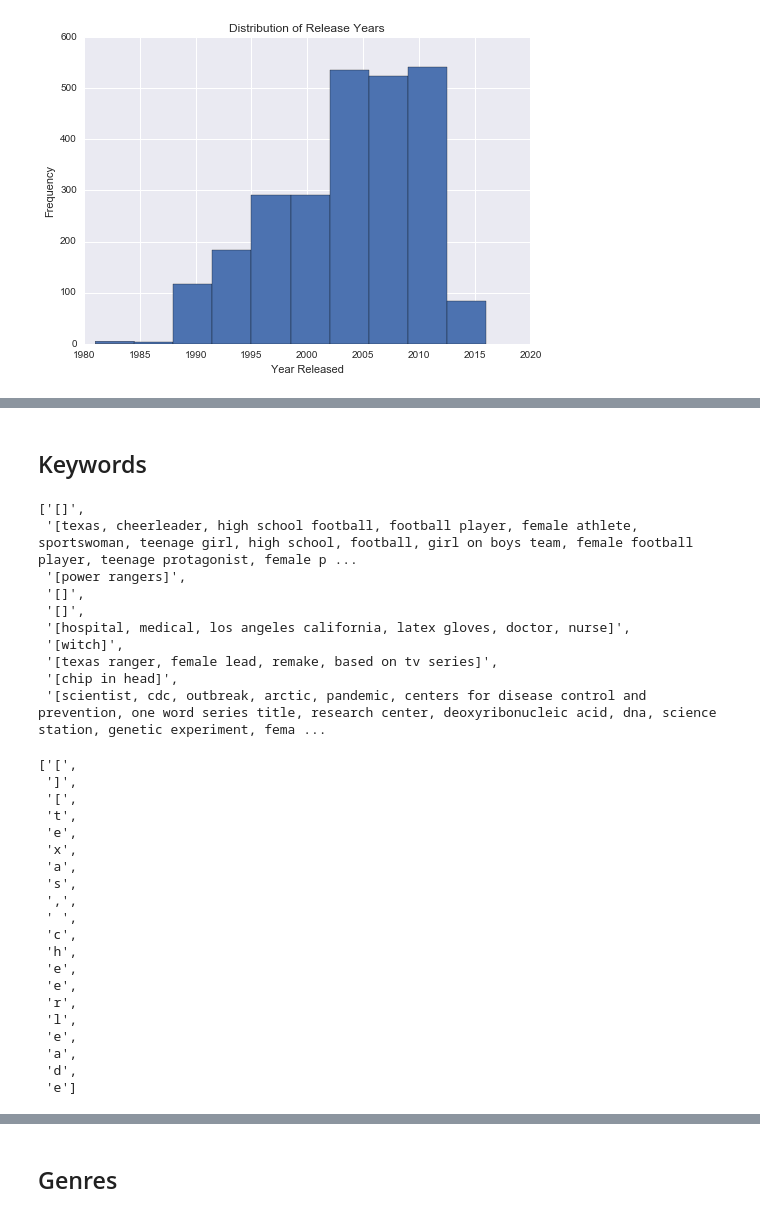
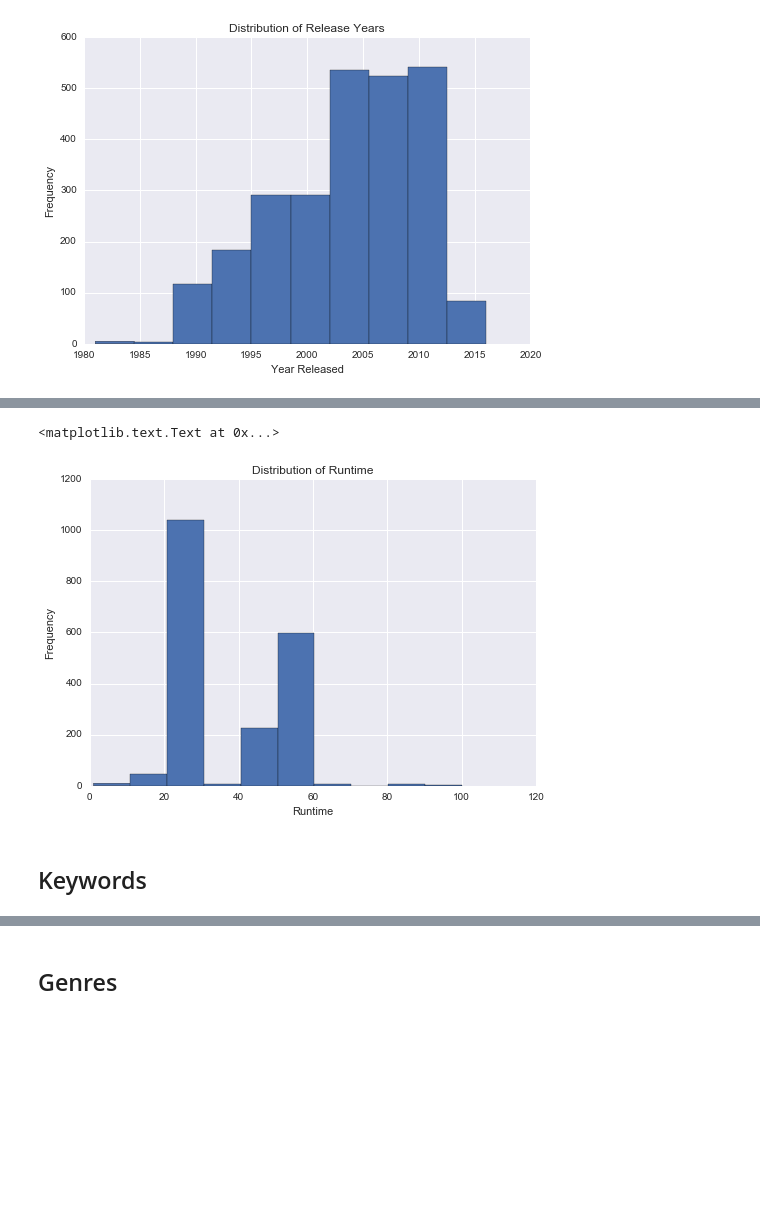
Before and after one commit to cgeppig/Will_My_Show_Get_Cancelled, a Jupyter notebook: Capstone Exploratory Data Analysis.ipynb, the cells around one changed output, grey strips where cells are left out. Saved outputs shown, nothing was run; the diff lists cells and outputs as text; code cells hidden in the pictures; blank space fills up the shorter version.

```diff
--- a/Capstone Exploratory Data Analysis.ipynb
+++ b/Capstone Exploratory Data Analysis.ipynb
@@ -119,2 +229,13 @@ plt.xlabel('Year Released')
+# %%
+real_runtimes = shows[shows['fixed_runtime'] <= 100]
+# %%
+## histogram of runtimes that are less than 100
+plt.hist(real_runtimes['fixed_runtime'].dropna())
+plt.title('Distribution of Runtime')
+plt.ylabel('Frequency')
+plt.xlabel('Runtime')
+# %% [output]
+<matplotlib.text.Text at 0x...>
+[figure, added]
 # %% [markdown]
 ## Keywords
@@ -123,13 +241,0 @@ keywords = list(shows['keywords'])
-# %%
-keywords[:10]
-# %% [output]
-['[]',
- '[texas, cheerleader, high school football, football player, female athlete, sportswoman, teenage girl, high school, football, girl on boys team, female football player, teenage protagonist, female p ...
- '[power rangers]',
- '[]',
- '[]',
- '[hospital, medical, los angeles california, latex gloves, doctor, nurse]',
- '[witch]',
- '[texas ranger, female lead, remake, based on tv series]',
- '[chip in head]',
- '[scientist, cdc, outbreak, arctic, pandemic, centers for disease control and prevention, one word series title, research center, deoxyribonucleic acid, dna, science station, genetic experiment, fema ...
@@ -140,23 +241,0 @@ for i in keywords:
-# %%
-all_keywords[0:20]
-# %% [output]
-['[',
- ']',
- '[',
- 't',
- 'e',
- 'x',
- 'a',
- 's',
- ',',
- ' ',
- 'c',
- 'h',
- 'e',
- 'e',
- 'r',
- 'l',
- 'e',
- 'a',
- 'd',
- 'e']
```
Also changed, not shown: parts of 36 cells of this notebook, 2 other files.
